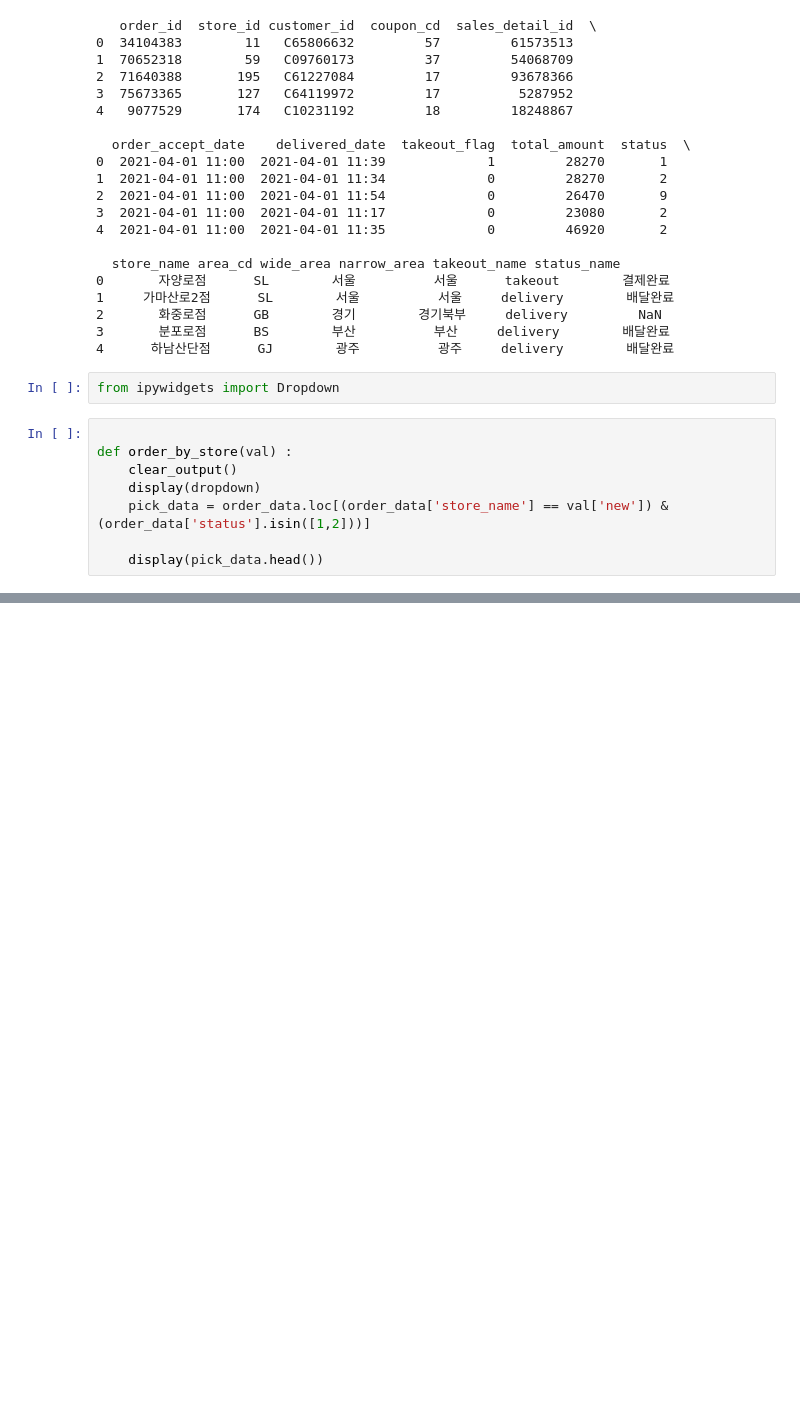
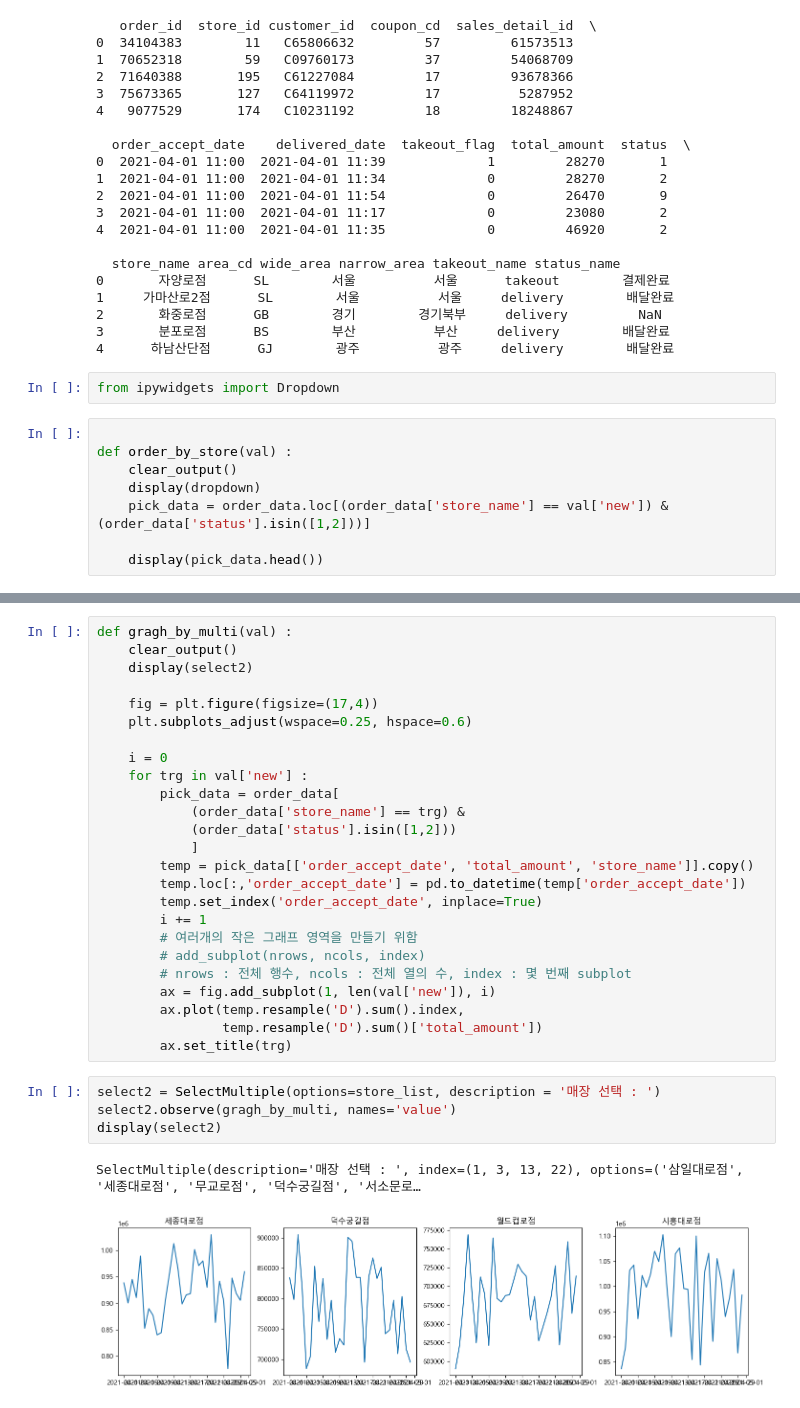
Before and after one commit to yumioh/data_analysis_lab, a Jupyter notebook: ML_100/chapter3.ipynb, the cells around one changed output, grey strips where cells are left out. Drawn from its saved outputs; the diff is of its cells as text; blank space fills up the shorter version.

```diff
--- a/ML_100/chapter3.ipynb
+++ b/ML_100/chapter3.ipynb
@@ -85,0 +154,32 @@ display(dropdown)
+# %%
+def gragh_by_multi(val) :
+    clear_output()
+    display(select2)
+
+    fig = plt.figure(figsize=(17,4))
+    plt.subplots_adjust(wspace=0.25, hspace=0.6)
+
+    i = 0
+    for trg in val['new'] :
+        pick_data = order_data[
+            (order_data['store_name'] == trg) &
+            (order_data['status'].isin([1,2]))
+            ]
+        temp = pick_data[['order_accept_date', 'total_amount', 'store_name']].copy()
+        temp.loc[:,'order_accept_date'] = pd.to_datetime(temp['order_accept_date'])
+        temp.set_index('order_accept_date', inplace=True)
+        i += 1
+        # 여러개의 작은 그래프 영역을 만들기 위함
+        # add_subplot(nrows, ncols, index)
+        # nrows : 전체 행수, ncols : 전체 열의 수, index : 몇 번째 subplot
+        ax = fig.add_subplot(1, len(val['new']), i)
+        ax.plot(temp.resample('D').sum().index,
+                temp.resample('D').sum()['total_amount'])
+        ax.set_title(trg)
+# %%
+select2 = SelectMultiple(options=store_list, description = '매장 선택 : ')
+select2.observe(gragh_by_multi, names='value')
+display(select2)
+# %% [output]
+SelectMultiple(description='매장 선택 : ', index=(1, 3, 13, 22), options=('삼일대로점', '세종대로점', '무교로점', '덕수궁길점', '서소문로…
+[figure, added]
```
Also changed, not shown: parts of 14 cells of this notebook, 1 other file.
